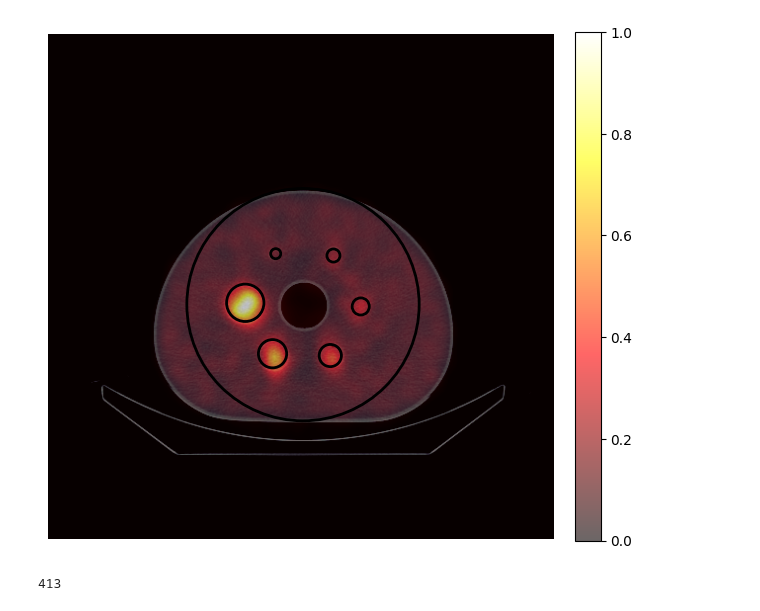
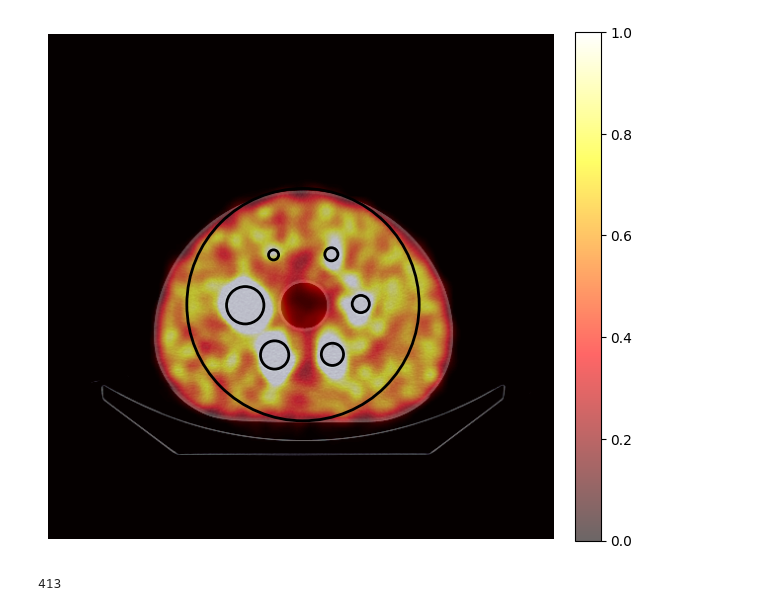
Before and after one commit to nvillasucm/TFM_NataliaVillas, a Jupyter notebook: interfaz.ipynb, the cells around one changed output. Drawn from its saved outputs; the diff is of its cells as text; code cells hidden in the pictures.

```diff
--- a/interfaz.ipynb
+++ b/interfaz.ipynb
@@ -144,36 +144,48 @@ class Phantom2D: # Phantom digital con 6 insertos
         actividad_max = 0.0
         slice_max = 0
         for z in range(spect_array.shape[0]):
-            act = self.calcular_actividad(spect_array, slice_idx=z)
-            if act > actividad_max:
-                actividad_max = act
+            y, x = np.indices(spect_array[z].shape)
+            actividad_total = 0.0
+            for i, d in enumerate(self.diametros):
+                r = d / 2
+                ang_rad = np.deg2rad(self.angulos[i])
+                cx = self.centro[0] + self.radio_insertos * np.cos(ang_rad)
+                cy = self.centro[1] + self.radio_insertos * np.sin(ang_rad)
+                mask = (x - cx)**2 + (y - cy)**2 <= r**2
+                actividad_total += np.sum(spect_array[z][mask])
+            if actividad_total > actividad_max:
+                actividad_max = actividad_total
                 slice_max = z
         return slice_max
 
-    def calcular_actividad(self, spect_array, slice_idx=None):
-        '''
-        Calcula la actividad total dentro del phantom.
+    def actividad_por_insertos_en_slice(self, spect_array):
+        """
+        Calcula la actividad de cada inserto en el slice que tiene mayor actividad total dentro del phantom.
+        """
+        if spect_array is None:
+            messagebox.showwarning("Atención", "No hay datos SPECT cargados")
+            return
 
-        Parameters:
-        - spect_array: array 3D del SPECT [z, y, x]
-        - slice_idx: índice de slice (opcional). Si None, suma todo el volumen.
+        slice_max = self.slice_max_actividad(spect_array)
 
-        Returns:
-        - actividad_total: suma de intensidades dentro del phantom
-        '''
-        nz, ny, nx = spect_array.shape
+        y, x = np.indices(spect_array[slice_max].shape)
+        actividad_list = []
+        for i, d in enumerate(self.diametros):
+            r = d / 2
+            ang_rad = np.deg2rad(self.angulos[i])
+            cx = self.centro[0] + self.radio_insertos * np.cos(ang_rad)
+            cy = self.centro[1] + self.radio_insertos * np.sin(ang_rad)
+            mask = (x - cx)**2 + (y - cy)**2 <= r**2
+            actividad_list.append(np.sum(spect_array[slice_max][mask]))
 
-        # Si no se pasa slice, sumar todo el volumen
-        indices = range(nz) if slice_idx is None else [slice_idx]
+        # Mostrar resumen
+        resumen = f"Slice con mayor actividad: {slice_max}\n\n"
+        for i, act in enumerate(actividad_list):
+            resumen += f"Inserto {i+1}: {act:.2f} unidades\n"
 
-        actividad_total = 0.0
+        messagebox.showinfo("Actividad por insertos", resumen)
 
-        for z in indices:
-            y, x = np.indices((ny, nx))
-            mask = (x - self.centro[0])**2 + (y - self.centro[1])**2 <= self.radio_exterior**2
-            actividad_total += np.sum(spect_array[z][mask])
 
-        return actividad_total
 
 # -------------------- FUNCIONES --------------------
 # global --> los cambios que se hagan dentro de la función afectarán a estas variables fuera de la función
@@ -276,7 +288,7 @@ def seleccionar_fichero_spect():
 
 def resamplear_spect_a_ct():
 
-    global spect_on_ct_sitk, spect_np, spect_img_sitk, ct_img_sitk, ct_slider, num_slices_ct, num_slices_spect
+    global spect_on_ct_sitk, spect_np, spect_img_sitk, ct_img_sitk, ct_slider, num_slices_ct, num_slices_spect, vmin_spect, vmax_spect
 
     if spect_img_sitk is None or ct_img_sitk is None:
         return
@@ -314,13 +326,14 @@ def resamplear_spect_a_ct():
 
     spect_np = sitk.GetArrayFromImage(spect_on_ct_sitk).astype(np.float32)
 
-    # Normalización 0–1
-    min_val = spect_np.min()
-    max_val = spect_np.max()
-    if max_val > min_val:
-        spect_np = (spect_np - min_val) / (max_val - min_val)
+    # Para la visualización, calculamos percentiles solo sobre los valores no nulos del SPECT resampleado
+    non_zero = spect_np[spect_np > 0]
+    if non_zero.size > 0:
+        vmin_spect = np.percentile(non_zero, 5)
+        vmax_spect = np.percentile(non_zero, 99)
     else:
-        spect_np = np.zeros_like(spect_np)
+        vmin_spect = 0
+        vmax_spect = 1
 
     # Ajustar sliders tras el resample
     num_slices_ct = ct_np.shape[0]
@@ -386,15 +399,22 @@ def actualizar_overlay():
     z_idx_spect = np.clip(z_idx_spect, 0, spect_np.shape[0] - 1)
 
     # Inicializar o actualizar imágenes en Matplotlib
+
+    # Normalización SOLO para visualización
+    slice_raw = spect_np[z_idx_spect]
+    slice_display = (slice_raw - vmin_spect) / (vmax_spect - vmin_spect)
+    slice_display = np.clip(slice_display, 0, 1)
+
     if im_ct is None or im_spect is None:
-        im_ct = ax.imshow(ct_np[z_idx_ct], cmap="bone", vmin = -200, vmax = 300)
-        im_spect = ax.imshow(spect_np[z_idx_spect], cmap="hot", alpha=0.6, vmin=0, vmax=1)
+        im_ct = ax.imshow(ct_np[z_idx_ct], cmap="bone", vmin=-200, vmax=300)
+        im_spect = ax.imshow(slice_display, cmap="hot", alpha=0.6, vmin=0, vmax=1)
         ax.axis("off")
         if cbar is None:
             cbar = fig.colorbar(im_spect, ax=ax, fraction=0.046, pad=0.04)
+
     else:
         im_ct.set_data(ct_np[z_idx_ct])
-        im_spect.set_data(spect_np[z_idx_spect])
+        im_spect.set_data(slice_display)
 
     # Limpiar patches anteriores (phantom)
     for patch in ax.patches[:]:
@@ -491,34 +511,37 @@ spect_slider = ttk.Scale(frame_controles, from_=0, to=0,
 spect_slider.grid(row=6, column=1, columnspan=2, sticky="ew")
 
 # Phantom digital
 #phantom = Phantom2D()
 mostrar_phantom = tk.BooleanVar(value=False)
 ttk.Checkbutton(frame_controles, text="Mostrar phantom digital", variable=mostrar_phantom,
     command=actualizar_overlay).grid(row=7, column=0, columnspan=2, sticky="w")
 
 # Rotación
 ttk.Label(frame_controles, text="Rotar phantom (°):").grid(row=8, column=0, sticky="w")
 ttk.Scale(frame_controles, from_=0, to=360,
           variable=phantom_rot,
           command=lambda e: actualizar_phantom()).grid(row=8, column=1, columnspan=2, sticky="ew")
 
 # Desplazamiento X
 ttk.Label(frame_controles, text="Desplazamiento X (px):").grid(row=9, column=0, sticky="w")
 ttk.Scale(frame_controles, from_=-200, to=200,
           variable=phantom_dx,
           command=lambda e: actualizar_phantom()).grid(row=9, column=1, columnspan=2, sticky="ew")
 
 # Desplazamiento Y
 ttk.Label(frame_controles, text="Desplazamiento Y (px):").grid(row=10, column=0, sticky="w")
 ttk.Scale(frame_controles, from_=-200, to=200,
           variable=phantom_dy,
           command=lambda e: actualizar_phantom()).grid(row=10, column=1, columnspan=2, sticky="ew")
 
+ttk.Button(frame_controles, text="Calcular actividad", command=lambda: phantom.actividad_por_insertos_en_slice(spect_np))\
+    .grid(row=11, column=1, pady=8, sticky="w")
+
 
 # -------------------- EJECUCIÓN --------------------
 root.mainloop()
 # %% [output]
-[figure, old version]
+[figure, new version]
 # %%
 phantom.slice_max_actividad(spect_np)
 # %% [output]
```
